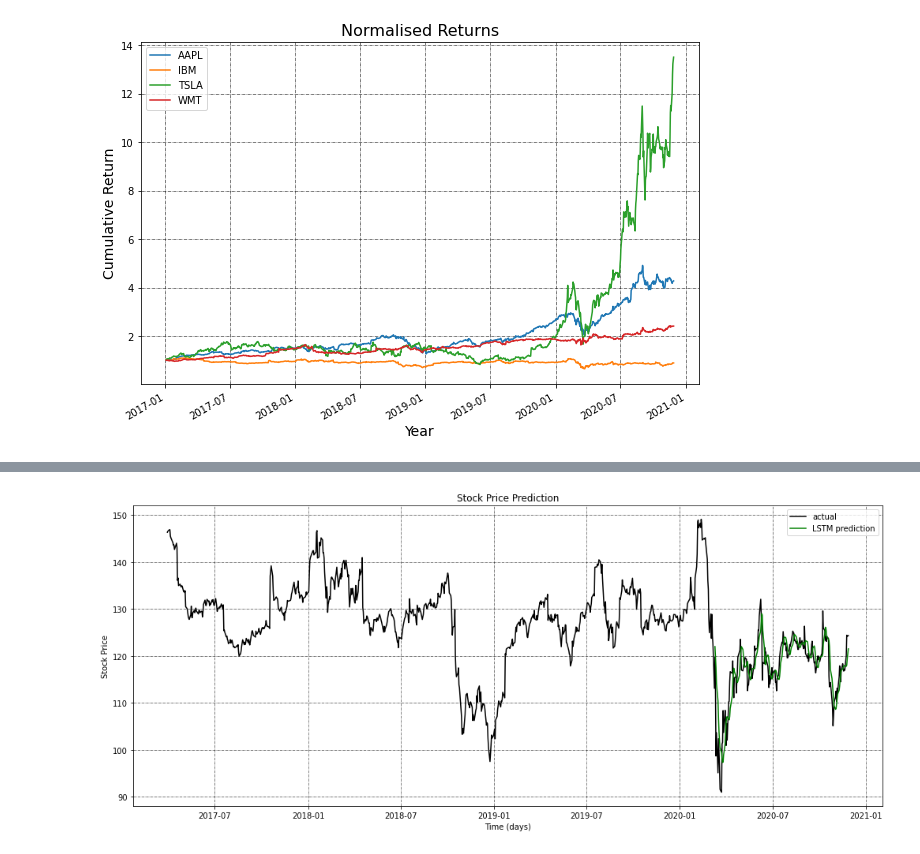
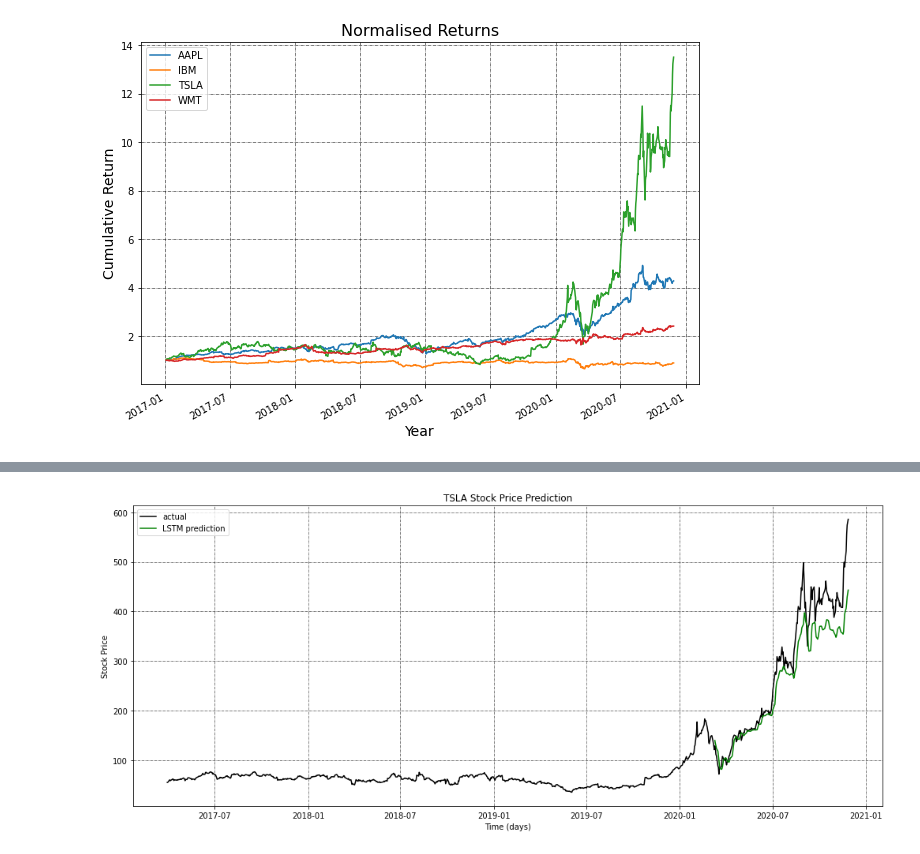
Before and after one commit to florianst/quantfin, a Jupyter notebook: lstm_prediction.ipynb, the cells around one changed output, grey strips where cells are left out. Cells and saved outputs as stored; diff of their text form; code cells hidden in the pictures.

Commit message:
plot stock title

```diff
--- a/lstm_prediction.ipynb
+++ b/lstm_prediction.ipynb
@@ -62,9 +62,11 @@ def getTimelagDataset(data, lag=60): # takes a numpy array, returns time lagged
 
     return X, y
 # %%
+stockname = "TSLA"
+
 from sklearn.preprocessing import MinMaxScaler
 scaler = MinMaxScaler(feature_range=(0, 1))
-data = scaler.fit_transform(data[["IBM"]])
+data = scaler.fit_transform(data[[stockname]])
 X, y = getTimelagDataset(data)
 # %%
 from tensorflow.keras.models import Sequential
@@ -88,7 +90,7 @@ def LSTMmodel(): # model from Moghar et al.
 model = LSTMmodel()
 
 with tf.device('/device:GPU:0'):
-    model.fit(X, y, epochs=100, batch_size=32, validation_split=0.2, verbose=0)
+    model.fit(X, y, epochs=100, batch_size=32, validation_split=0.2, verbose=1)
 
     X_test = X[int(-0.2*X.shape[0]):]
     y_pred = model.predict(X_test)
@@ -96,13 +116,13 @@ with tf.device('/device:GPU:0'):
 # %%
 plt.plot(idx[-len(y):], y, color = 'black', label='actual')
 plt.plot(idx[-len(y_pred):], y_pred, color='green', label='LSTM prediction')
-plt.title('Stock Price Prediction')
+plt.title(stockname+' Stock Price Prediction')
 plt.xlabel('Time (days)')
 plt.ylabel('Stock Price')
 plt.legend()
 plt.grid(which="major", color='k', linestyle='-.', linewidth=0.5)
 
 plt.gcf().set_size_inches(17, 7)
 plt.show()
 # %% [output]
-[figure, old version]
+[figure, new version]
```
Also changed, not shown: parts of 1 cell of this notebook.
